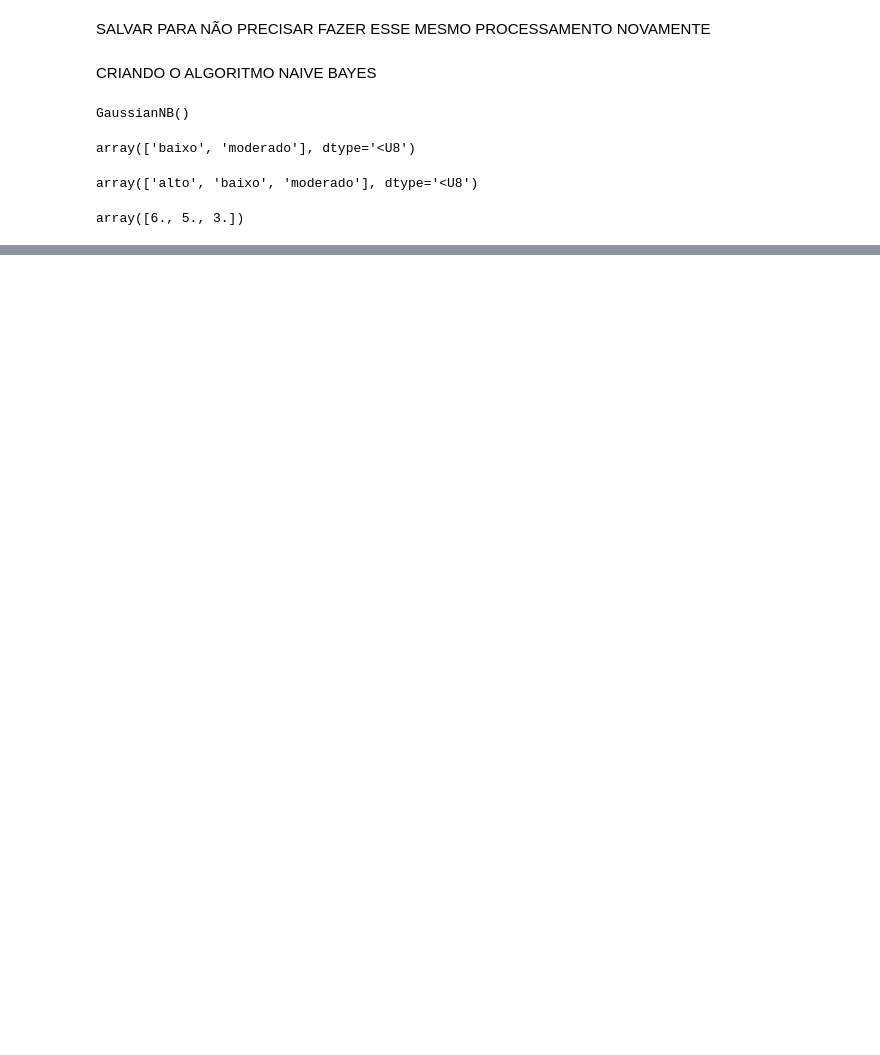
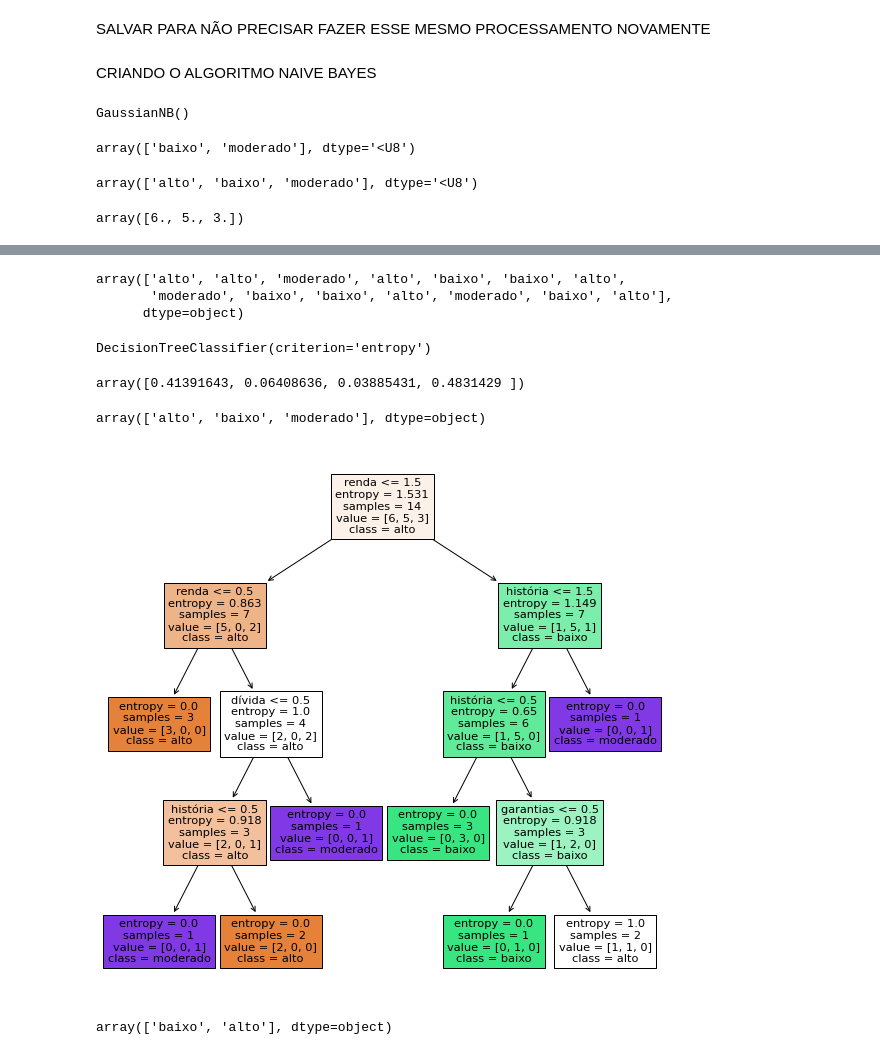
Before and after one commit to LucasMonteiroBastos/RISCO_CREDITO, a Jupyter notebook: RISCO_DE_CREDITO.ipynb, the cells around one changed output, grey strips where cells are left out. Drawn from its saved outputs; the diff is of its cells as text; code cells hidden in the pictures; blank space fills up the shorter version.

```diff
--- a/RISCO_DE_CREDITO.ipynb
+++ b/RISCO_DE_CREDITO.ipynb
@@ -142,0 +166,39 @@ array([6., 5., 3.])
+# %%
+# valores das classes
+y_risco_credito
+# %% [output]
+array(['alto', 'alto', 'moderado', 'alto', 'baixo', 'baixo', 'alto',
+       'moderado', 'baixo', 'baixo', 'alto', 'moderado', 'baixo', 'alto'],
+      dtype=object)
+# %%
+# criando a árvore de decisão
+arvore_risco_credito = DecisionTreeClassifier(criterion='entropy')
+# fazendo o treinamento
+arvore_risco_credito.fit(X_risco_credito, y_risco_credito)
+# %% [output]
+DecisionTreeClassifier(criterion='entropy')
+# %%
+# retornando a importancia de cada um dos atributos
+arvore_risco_credito.feature_importances_
+# %% [output]
+array([0.41391643, 0.06408636, 0.03885431, 0.4831429 ])
+# %%
+# visualizando as classes
+arvore_risco_credito.classes_
+# %% [output]
+array(['alto', 'baixo', 'moderado'], dtype=object)
+# %%
+# visualizando a arvore de decisão
+from sklearn import tree
+previsores = ['história', 'dívida', 'garantias', 'renda']
+figura, eixos = plt.subplots(nrows=1, ncols=1, figsize=(10,10))
+tree.plot_tree(arvore_risco_credito, feature_names=previsores, class_names= arvore_risco_credito.classes_, filled=True);
+# %% [output]
+[figure, added]
+# %%
+ # historia boa (0) divida alta (0) garantias nenhuma (1) renda > 35 (2)
+# historia ruim (2) divida alta (0) garantias adequadas (0) renda < 15 (0)
+previsoes = arvore_risco_credito.predict([[0,0,1,2],[2,0,0,0]])
+previsoes
+# %% [output]
+array(['baixo', 'alto'], dtype=object)
```
Also changed, not shown: parts of 3 cells of this notebook.
